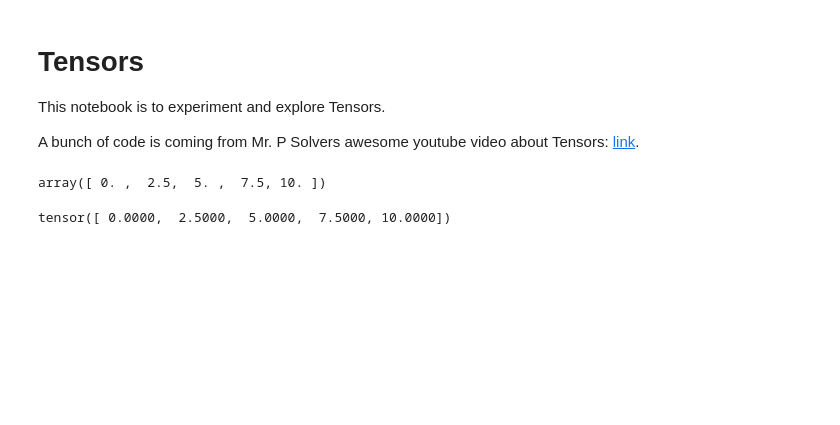
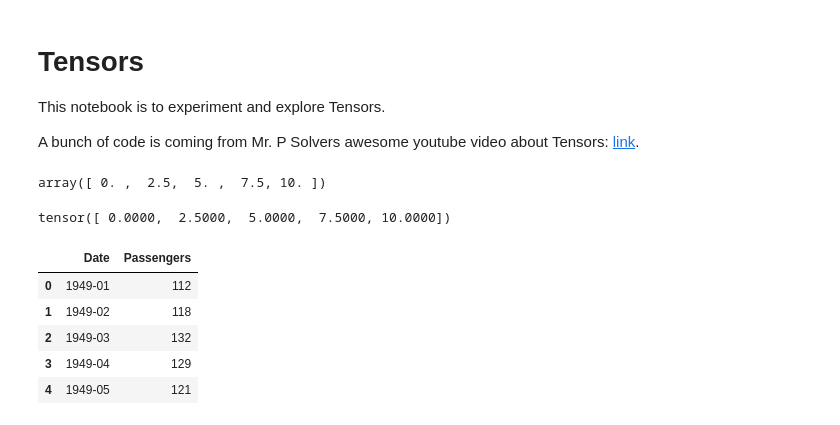
Before and after one commit to ollegreen/ugly_neural_network, a Jupyter notebook: resources/deconstructed_backpropagation/tensor_deconstructed.ipynb, the cells around one changed output. Saved outputs shown, nothing was run; the diff lists cells and outputs as text; code cells hidden in the pictures; blank space fills up the shorter version.

```diff
--- a/resources/deconstructed_backpropagation/tensor_deconstructed.ipynb
+++ b/resources/deconstructed_backpropagation/tensor_deconstructed.ipynb
@@ -22,0 +31,10 @@ tensor([ 0.0000,  2.5000,  5.0000,  7.5000, 10.0000])
+# %%
+#gold_data.head()
+passenger_data.head()
+# %% [output]
+|  | Date | Passengers |
+| 0 | 1949-01 | 112 |
+| 1 | 1949-02 | 118 |
+| 2 | 1949-03 | 132 |
+| 3 | 1949-04 | 129 |
+| 4 | 1949-05 | 121 |
```
Also changed, not shown: parts of 10 cells of this notebook, 5 other files.
